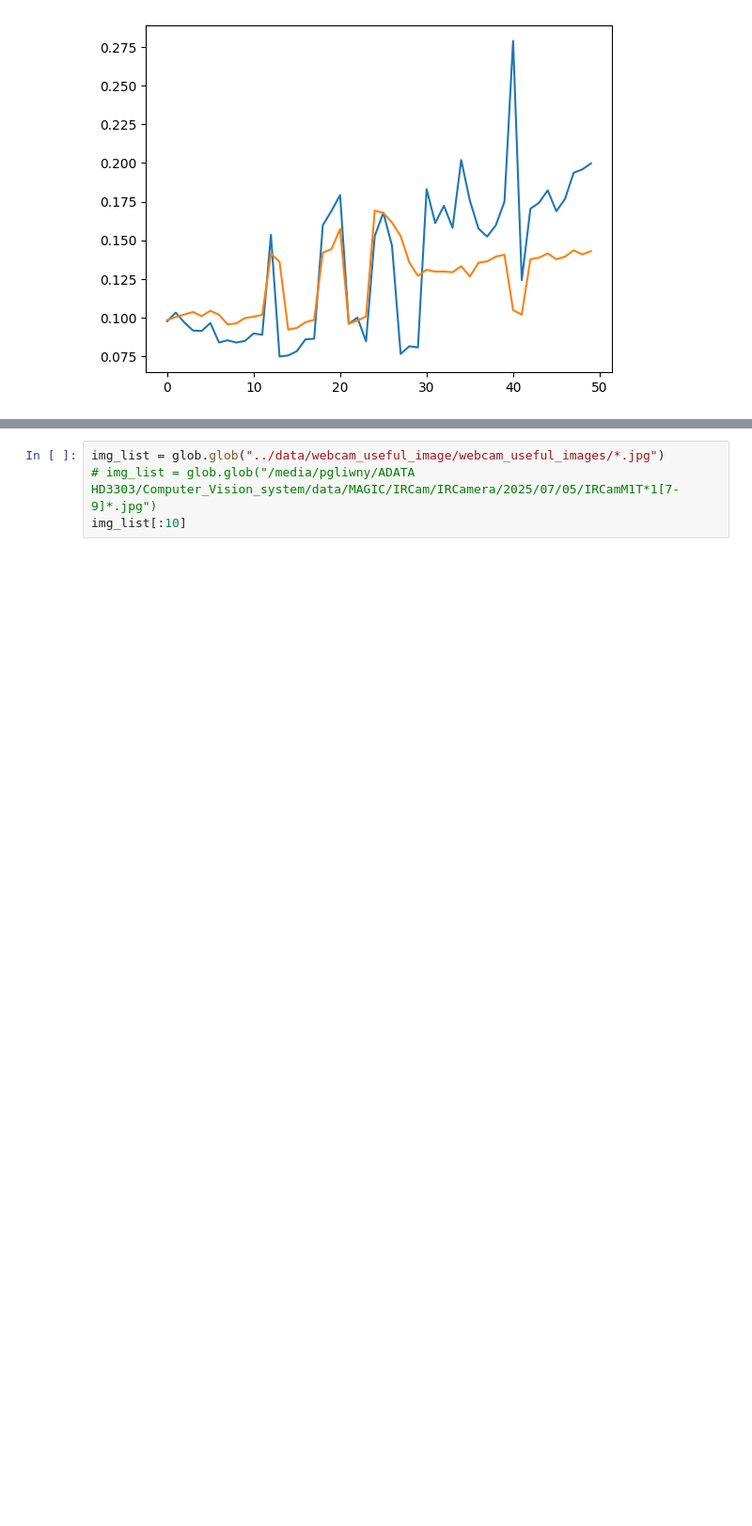
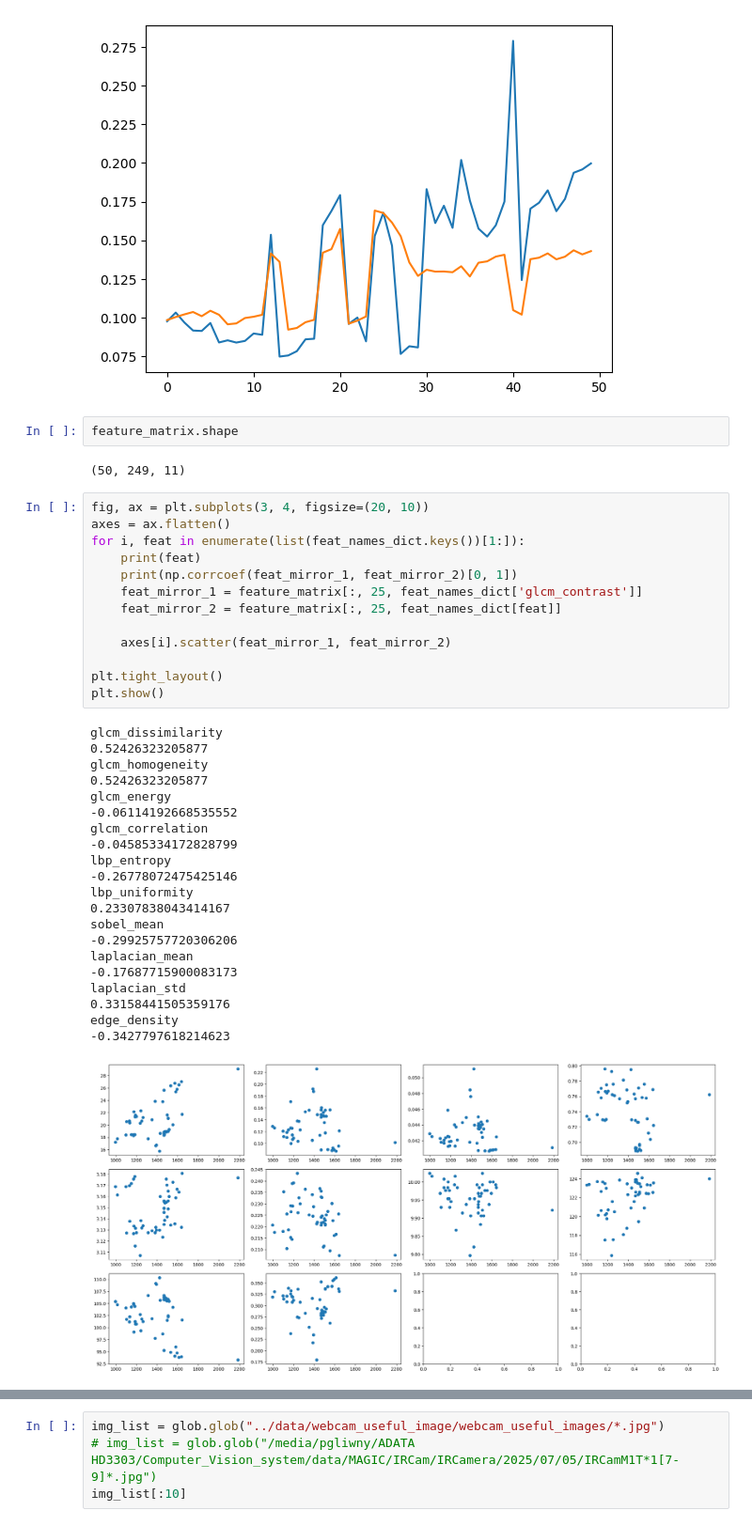
Before and after one commit to pawel21/Computer_vision_for_MAGIC, a Jupyter notebook: notebooks/extract_mirror_and_features.ipynb, the cells around one changed output, grey strips where cells are left out. Shown at 94% size. Cells and saved outputs as stored; diff of their text form; blank space fills up the shorter version.

```diff
--- a/notebooks/extract_mirror_and_features.ipynb
+++ b/notebooks/extract_mirror_and_features.ipynb
@@ -160,3 +170,42 @@ plt.plot(feature_matrix[:, 24, 2])
 # %% [output]
 [<matplotlib.lines.Line2D at 0x...>]
 [figure]
+# %%
+feature_matrix.shape
+# %% [output]
+(50, 249, 11)
+# %%
+fig, ax = plt.subplots(3, 4, figsize=(20, 10))
+axes = ax.flatten()
+for i, feat in enumerate(list(feat_names_dict.keys())[1:]):
+    print(feat)
+    print(np.corrcoef(feat_mirror_1, feat_mirror_2)[0, 1])
+    feat_mirror_1 = feature_matrix[:, 25, feat_names_dict['glcm_contrast']]
+    feat_mirror_2 = feature_matrix[:, 25, feat_names_dict[feat]]
+
+    axes[i].scatter(feat_mirror_1, feat_mirror_2)
+
+plt.tight_layout()
+plt.show()
+# %% [output]
+glcm_dissimilarity
+0.52426323205877
+glcm_homogeneity
+0.52426323205877
+glcm_energy
+-0.06114192668535552
+glcm_correlation
+-0.04585334172828799
+lbp_entropy
+-0.26778072475425146
+lbp_uniformity
+0.23307838043414167
+sobel_mean
+-0.29925757720306206
+laplacian_mean
+-0.17687715900083173
+laplacian_std
+0.33158441505359176
+edge_density
+-0.3427797618214623
+[figure, added]
```
Also changed, not shown: parts of 6 cells of this notebook.
